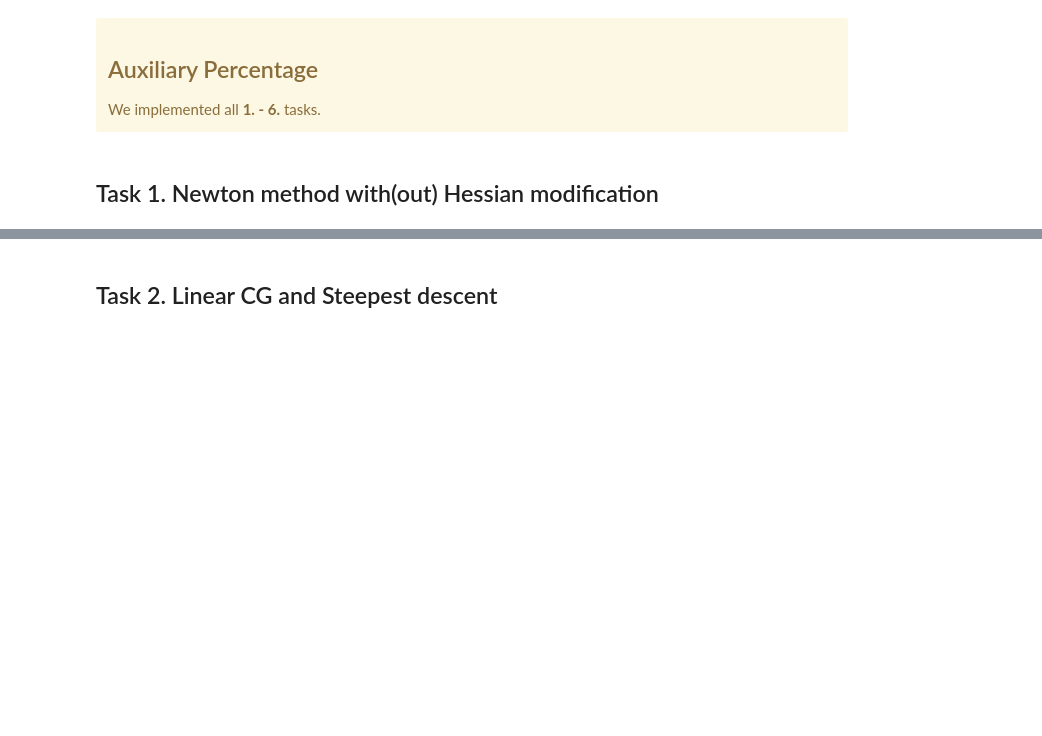
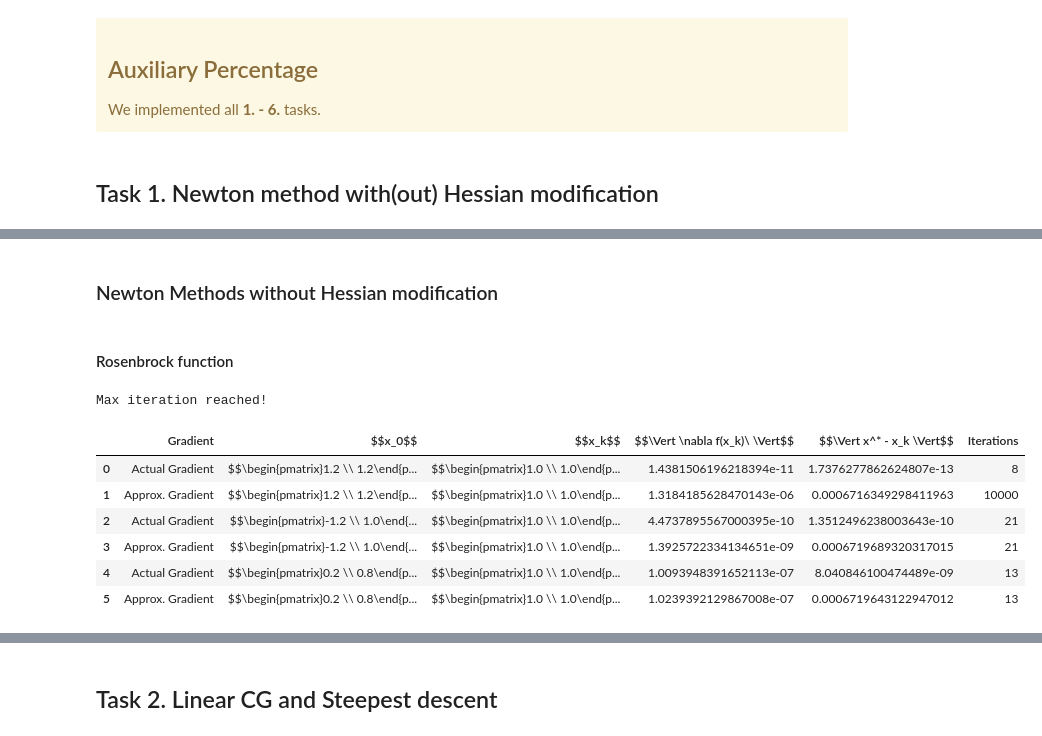
Before and after one commit to pilzpascal/ss23_Numerical_Optimisation, a Jupyter notebook: 1/Phase 2/phase2.ipynb, the cells around one changed output, grey strips where cells are left out. Cells and saved outputs as stored; diff of their text form; code cells hidden in the pictures; blank space fills up the shorter version.

Commit message:
Added DataFrame for Newton Method

```diff
--- a/1/Phase 2/phase2.ipynb
+++ b/1/Phase 2/phase2.ipynb
@@ -85,0 +85,15 @@ distance to true endpoint: .. 1.583708191303926e-06
+# %% [markdown]
+### Newton Methods without Hessian modification
+# %% [markdown]
+#### Rosenbrock function
+# %%
+perform_nm(functions['function_1'], start_points['function_1'], sol_points['function_1'], no_mod)
+# %% [output]
+Max iteration reached!
+|  | Gradient | $$x_0$$ | $$x_k$$ | $$\Vert \nabla f(x_k)\ \Vert$$ | $$\Vert x^* - x_k \Vert$$ | Iterations |
+| 0 | Actual Gradient | $$\begin{pmatrix}1.2 \\ 1.2\end{p... | $$\begin{pmatrix}1.0 \\ 1.0\end{p... | 1.4381506196218394e-11 | 1.7376277862624807e-13 | 8 |
+| 1 | Approx. Gradient | $$\begin{pmatrix}1.2 \\ 1.2\end{p... | $$\begin{pmatrix}1.0 \\ 1.0\end{p... | 1.3184185628470143e-06 | 0.0006716349298411963 | 10000 |
+| 2 | Actual Gradient | $$\begin{pmatrix}-1.2 \\ 1.0\end{... | $$\begin{pmatrix}1.0 \\ 1.0\end{p... | 4.4737895567000395e-10 | 1.3512496238003643e-10 | 21 |
+| 3 | Approx. Gradient | $$\begin{pmatrix}-1.2 \\ 1.0\end{... | $$\begin{pmatrix}1.0 \\ 1.0\end{p... | 1.3925722334134651e-09 | 0.0006719689320317015 | 21 |
+| 4 | Actual Gradient | $$\begin{pmatrix}0.2 \\ 0.8\end{p... | $$\begin{pmatrix}1.0 \\ 1.0\end{p... | 1.0093948391652113e-07 | 8.040846100474489e-09 | 13 |
+| 5 | Approx. Gradient | $$\begin{pmatrix}0.2 \\ 0.8\end{p... | $$\begin{pmatrix}1.0 \\ 1.0\end{p... | 1.0239392129867008e-07 | 0.0006719643122947012 | 13 |
```
Also changed, not shown: parts of 16 cells of this notebook.
